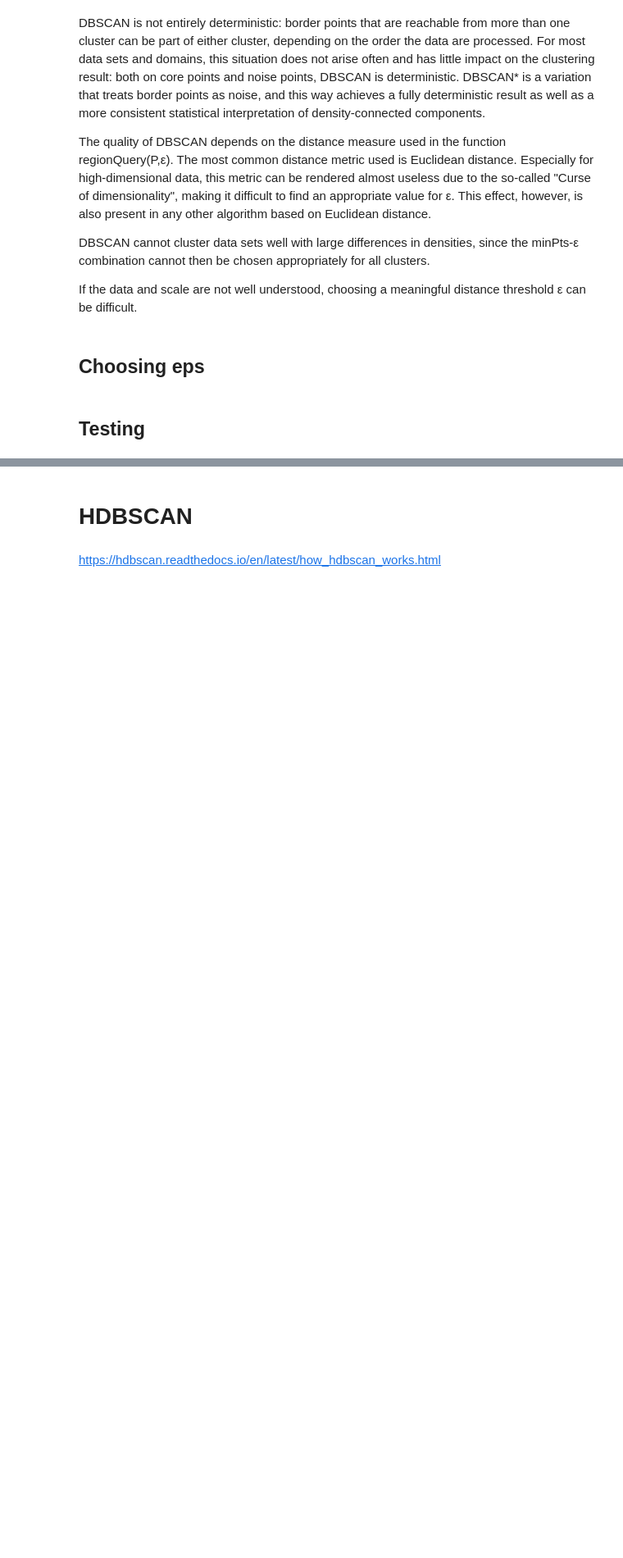
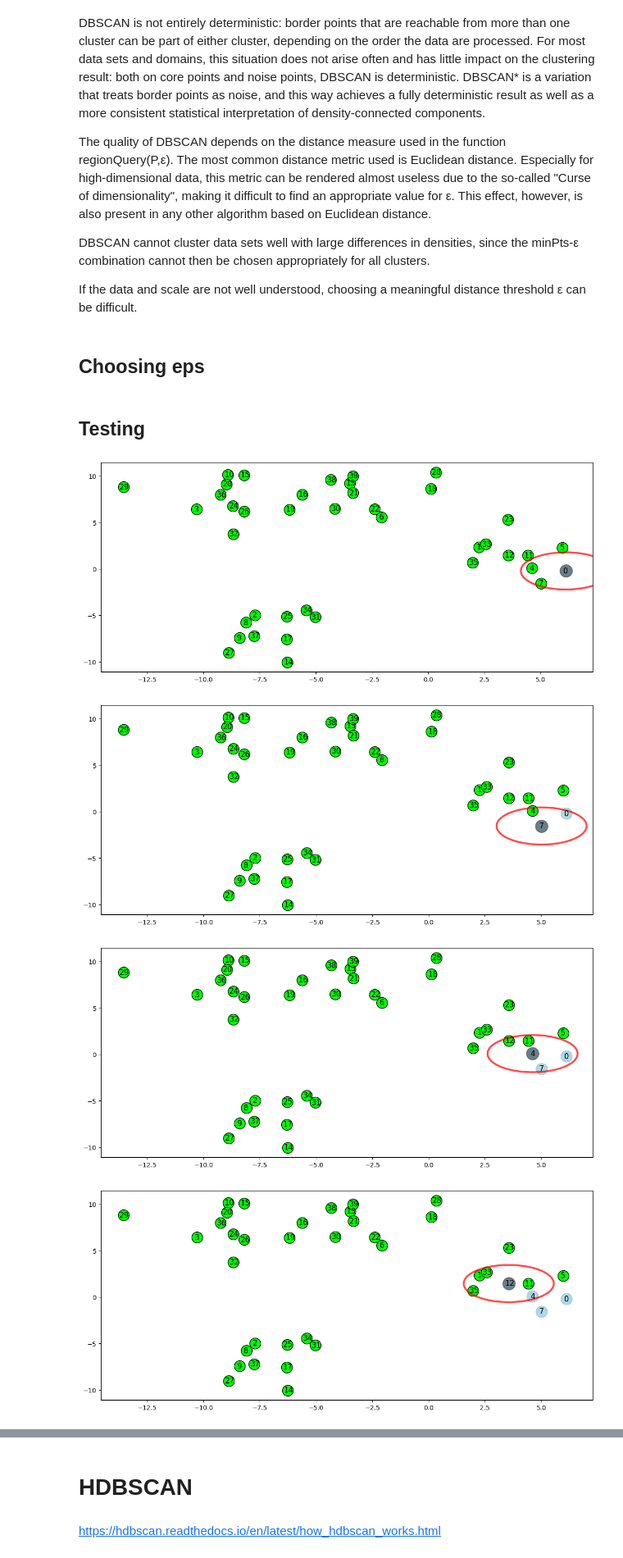
Before and after one commit to guglielmosanchini/ClustViz, a Jupyter notebook: Clustering_visualization_notebook.ipynb, the cells around one changed output, grey strips where cells are left out. Shown at 82% size. Drawn from its saved outputs; the diff is of its cells as text; code cells hidden in the pictures; blank space fills up the shorter version.

```diff
--- a/Clustering_visualization_notebook.ipynb
+++ b/Clustering_visualization_notebook.ipynb
@@ -34,7 +34,7 @@ jtplot.reset()
 # Generating Dataset
 # %%
 # generate 2d classification dataset
-X, y = make_blobs(n_samples=120, centers=4, n_features=2, cluster_std=1.8, random_state=42)
+X, y = make_blobs(n_samples=40, centers=4, n_features=2, cluster_std=1.8, random_state=42)
 
 X1, y1 = make_moons(n_samples=80, noise=0.05, random_state=42)
 
@@ -110,4 +110,9 @@ distances = distances[:,1]
 ## Testing
 # %%
 from algorithms.dbscan import DBSCAN, plot_clust_DB
-#ClustDict = DBSCAN(X, eps=2, minPTS=3, plotting=True)
+ClustDict = DBSCAN(X, eps=2, minPTS=3, plotting=True)
+# %% [output]
+[figure, added]
+[figure, added]
+[figure, added]
+[figure, added]
```
Also changed, not shown: parts of 1 cell of this notebook, 6 other files.
